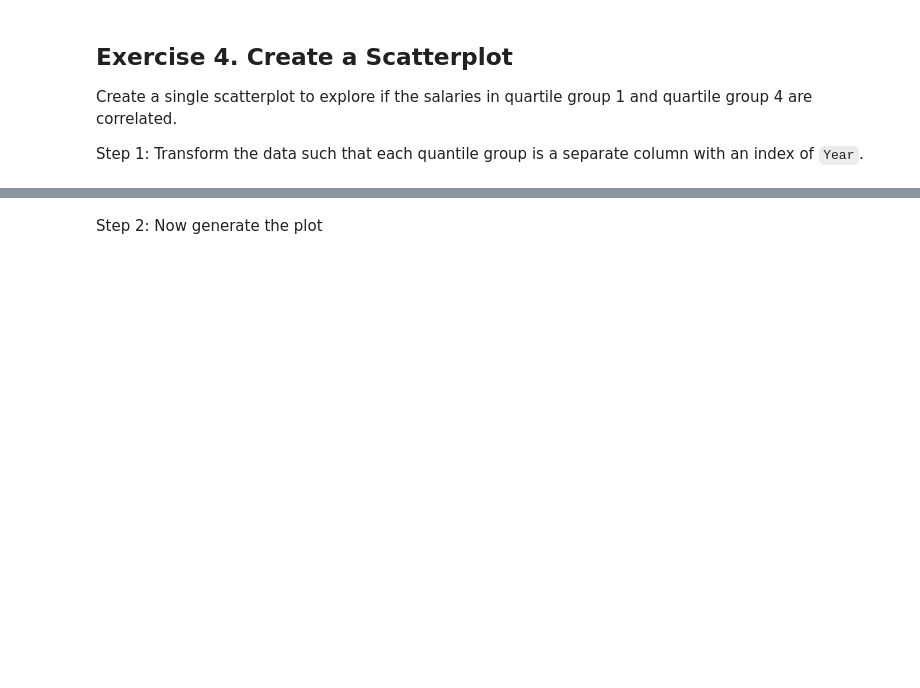
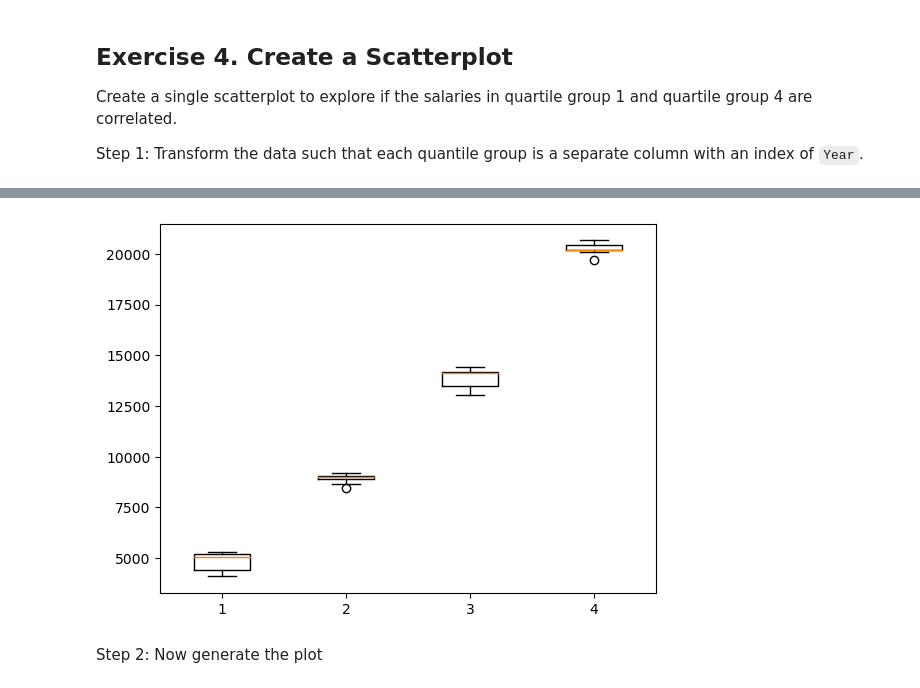
Before and after one commit to vgc40/Data-Analytics-With-Python, a Jupyter notebook: Module2-Data_Analytics/D08-Matplotlib.ipynb, the cells around one changed output, grey strips where cells are left out. Cells and saved outputs as stored; diff of their text form; code cells hidden in the pictures; blank space fills up the shorter version.

```diff
--- a/Module2-Data_Analytics/D08-Matplotlib.ipynb
+++ b/Module2-Data_Analytics/D08-Matplotlib.ipynb
@@ -150,3 +155,6 @@ plot = ax.boxplot(wages['Salary'])
 Create a single scatterplot to explore if the salaries in quartile group 1 and quartile group 4 are correlated.
 
 Step 1: Transform the data such that each quantile group is a separate column with an index of `Year`.
+# %%
+wages_pivot = wages.pivot_table(index = 'Year', columns = 'Group', values = 'Salary')
+wages_pivot.head()
@@ -153,2 +169,8 @@ Step 1: Transform the data such that each quantile group is a separate column wi
+# %%
+fig = plt.figure()
+ax = fig.add_subplot(1,1,1)
+plot = ax.boxplot(wages_pivot)
+# %% [output]
+[figure, added]
 # %% [markdown]
 Step 2: Now generate the plot
```
Also changed, not shown: parts of 8 cells of this notebook, 16 other files.
